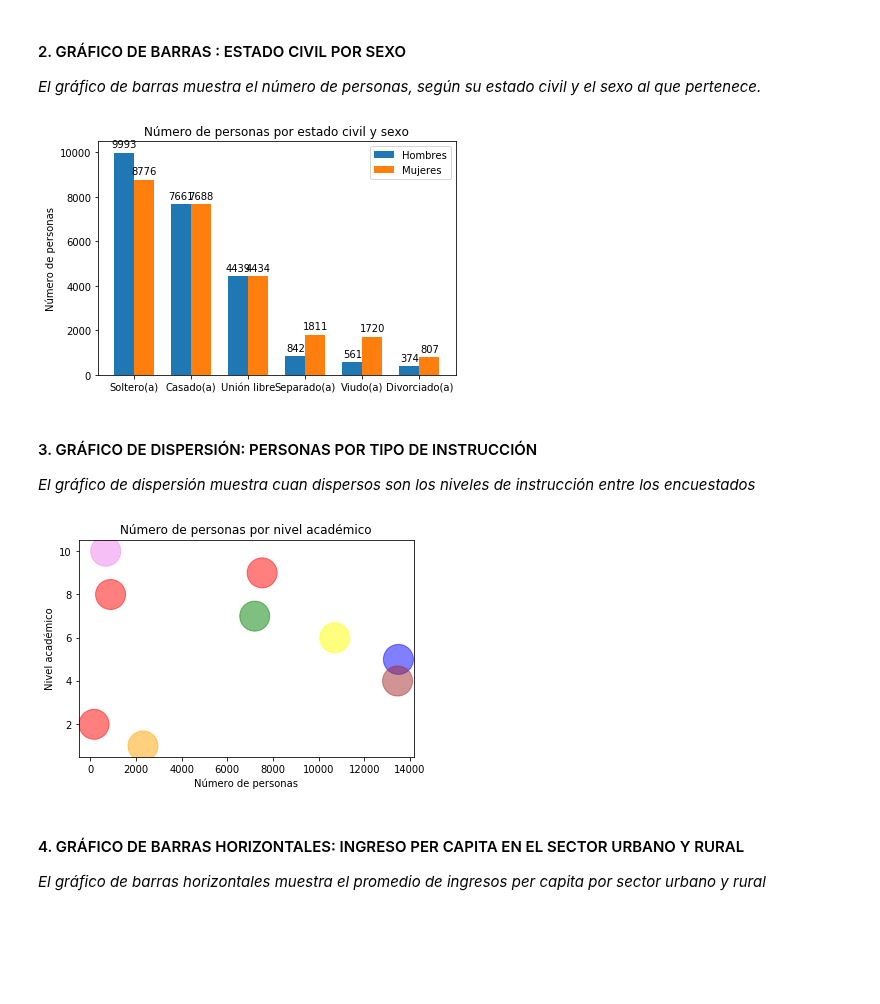
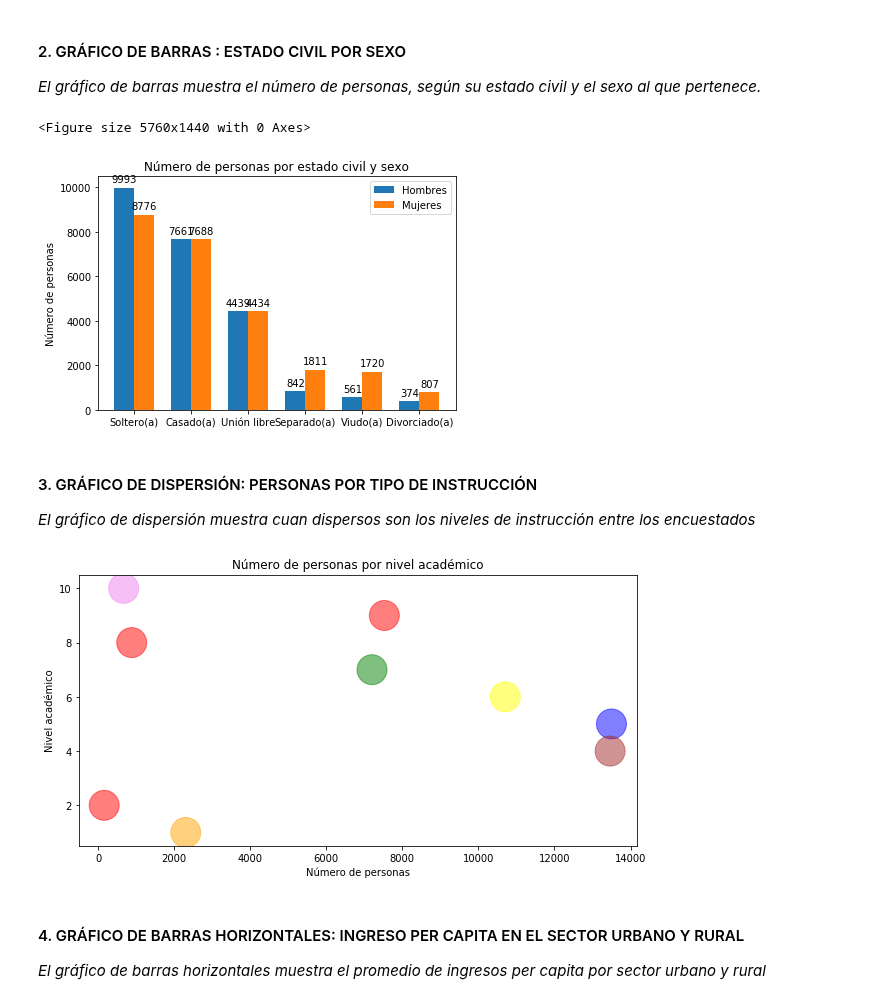
Before and after one commit to 2019-B-GR1-Python/py-cuasqui-pupiales-pedro-javier, a Jupyter notebook: Informe1b/Informe INEC.ipynb, the cells around one changed output. Saved outputs shown, nothing was run; the diff lists cells and outputs as text; code cells hidden in the pictures; blank space fills up the shorter version.

```diff
--- a/Informe1b/Informe INEC.ipynb
+++ b/Informe1b/Informe INEC.ipynb
@@ -205,6 +206,7 @@ women_means = ecsfc
 
 x = np.arange(len(labels))  # the label locations
 width = 0.35  # the width of the bars
+plt.figure(figsize=(80,20))
 fig, ax = plt.subplots()
 rects1 = ax.bar(x - width/2, men_means, width, label='Hombres')
 rects2 = ax.bar(x + width/2, women_means, width, label='Mujeres')
@@ -233,6 +235,7 @@ fig.tight_layout()
 
 plt.show()
 # %% [output]
+<Figure size 5760x1440 with 0 Axes>
 [figure]
 # %% [markdown]
 #### 3. GRÁFICO DE DISPERSIÓN: PERSONAS POR TIPO DE INSTRUCCIÓN
@@ -240,31 +243,32 @@ plt.show()
 # %%
 edades= df_3["p03"]
 edades_1=edades.replace({"98 y más": 98, "No informa": 150})
 unicas1 = edades_1.drop_duplicates()
 
 
 # Fixing random state for reproducibility
 #np.random.seed(19680801)
 instruccionEdad= df_3[["p03","p10a"]]
 instruccionEdad_1=instruccionEdad.groupby("p10a").count()
 cod_instruccion=[2,7,5,1,10,4,6,9,8]
 instruccionEdad_1["cod_instruccion"]=cod_instruccion
 
 #edades_unique = instruccion.drop_duplicates()
 
 N = 50
 x = instruccionEdad_1["p03"]
 y = instruccionEdad_1["cod_instruccion"]
 colors = ["red","green","blue","orange","violet","brown","yellow","red","red"]
 area = (30 *1 )**2  # 0 to 15 point radii
 #np.random.rand(10)
+plt.figure(figsize=(10,5))
 plt.scatter(x, y, s=area, c=colors, alpha=0.5)
 plt.title("Número de personas por nivel académico")
 plt.xlabel("Número de personas")
 plt.ylabel("Nivel académico")
 plt.show()
 # %% [output]
-[figure, old version]
+[figure, new version]
 # %% [markdown]
 #### 4. GRÁFICO DE BARRAS HORIZONTALES: INGRESO PER CAPITA EN EL SECTOR URBANO Y RURAL
 *El gráfico de barras horizontales muestra el promedio de ingresos per capita por sector urbano y rural*
```
Also changed, not shown: parts of 8 cells of this notebook, 1 other file.
